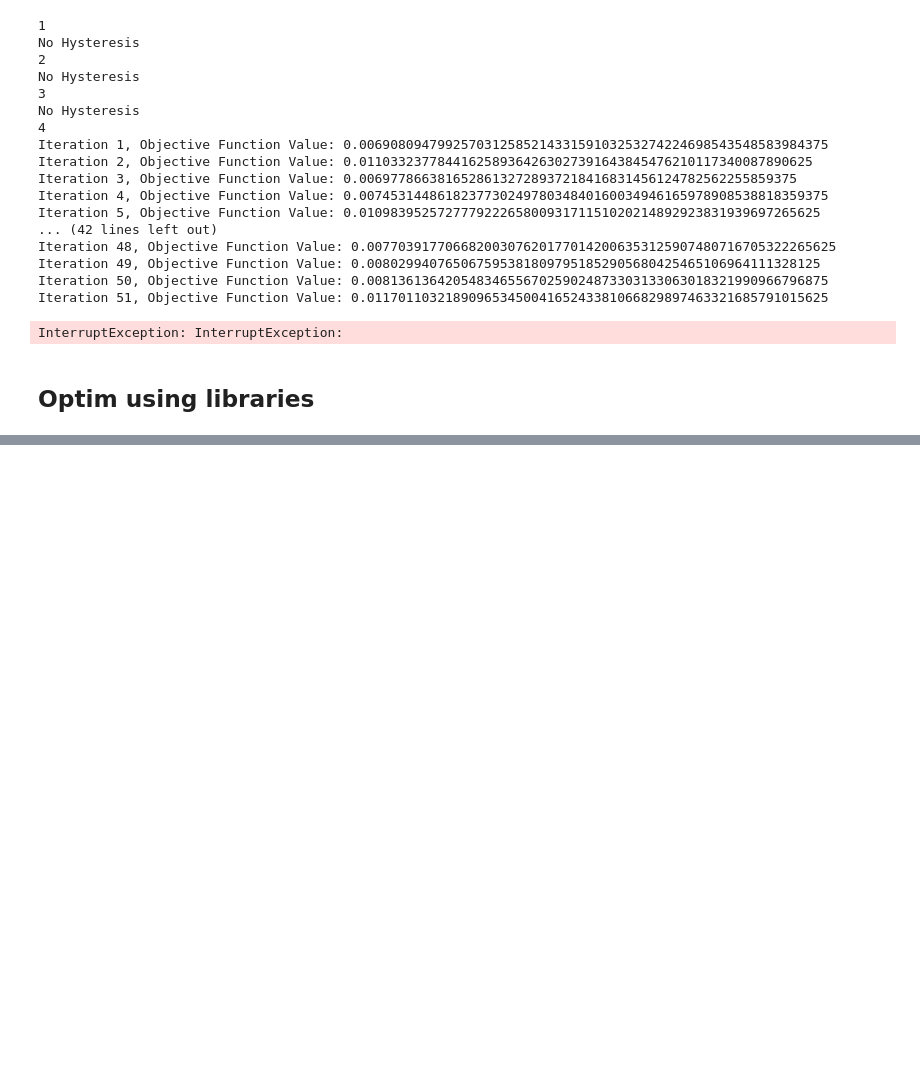
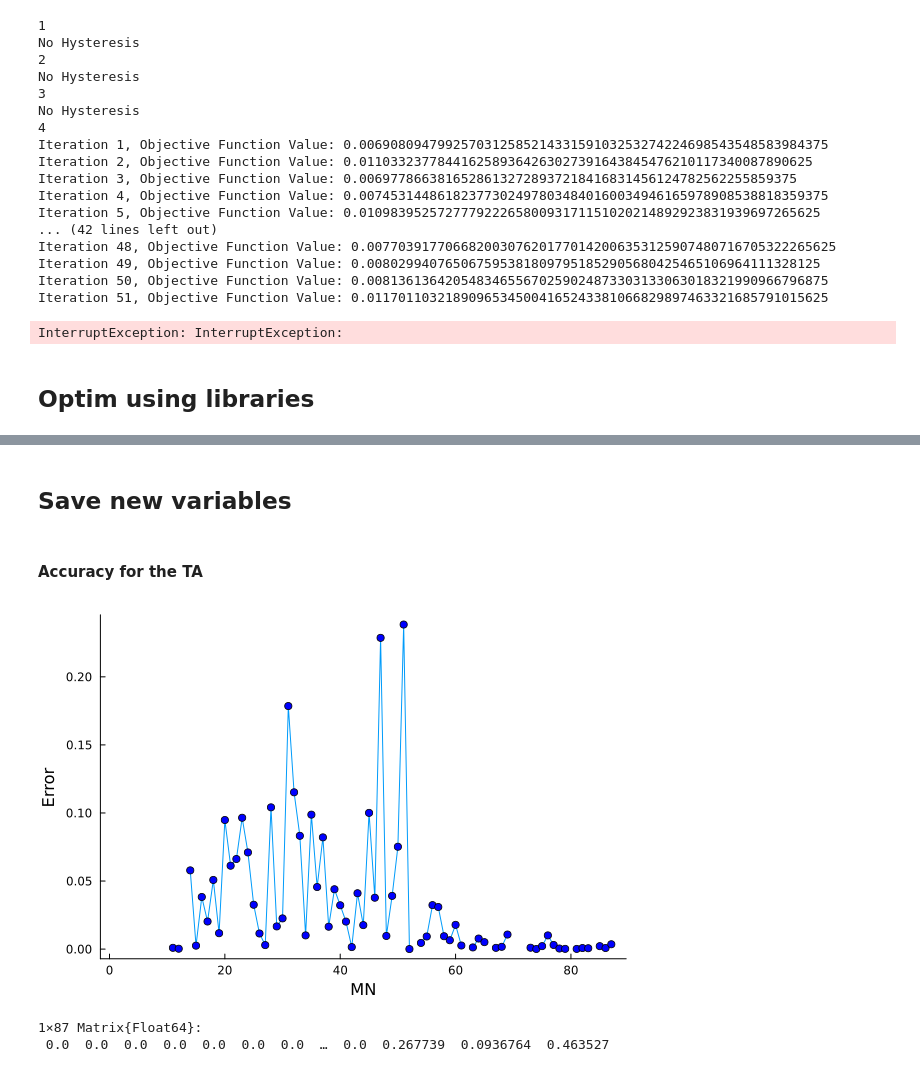
Before and after one commit to natmtc/flexible-motoneuron-control, a Jupyter notebook: Optimisation_Black_Box.ipynb, the cells around one changed output, grey strips where cells are left out. Cells and saved outputs as stored; diff of their text form; code cells hidden in the pictures; blank space fills up the shorter version.

```diff
--- a/Optimisation_Black_Box.ipynb
+++ b/Optimisation_Black_Box.ipynb
@@ -891,4 +1414,6 @@ Dict{Any, Any} with 87 entries:
   ⋮  => ⋮
+# %% [markdown]
+## Save new variables
 # %%
 γn_new= zeros(1,nr_s)
 
@@ -910,5 +1435,35 @@ for i in 1:nr_s
     end
 end
+# %% [markdown]
+#### Accuracy for the TA
+# %%
+neuron_indices = Int[]
+minimum_values = Float64[]
+
+for (key, value) in results
+    if isa(value, NamedTuple) && haskey(value, :minimum)
+        push!(neuron_indices, key)
+        push!(minimum_values, value.minimum)
+    else
+        push!(neuron_indices, key)
+        push!(minimum_values, NaN)
+    end
+end
+
+# Sort by neuron index
+sorted_indices = sortperm(neuron_indices)
+sorted_neuron_indices = neuron_indices[sorted_indices]
+sorted_minimum_values = minimum_values[sorted_indices]
+
+# Plot the data
+Plots.plot(sorted_neuron_indices, sorted_minimum_values, xlabel="MN", ylabel="Error", markershape=:circle, markercolor=:blue, line=:solid,grid=false,label=false)
+# %% [output]
+[figure, added]
+# %%
+VthCa_newVL
+# %% [output]
+1×87 Matrix{Float64}:
+ 0.0  0.0  0.0  0.0  0.0  0.0  0.0  …  0.0  0.267739  0.0936764  0.463527
 # %%
 VthCa_new
 # %% [output]
```
Also changed, not shown: parts of 33 cells of this notebook, 1 other file.
